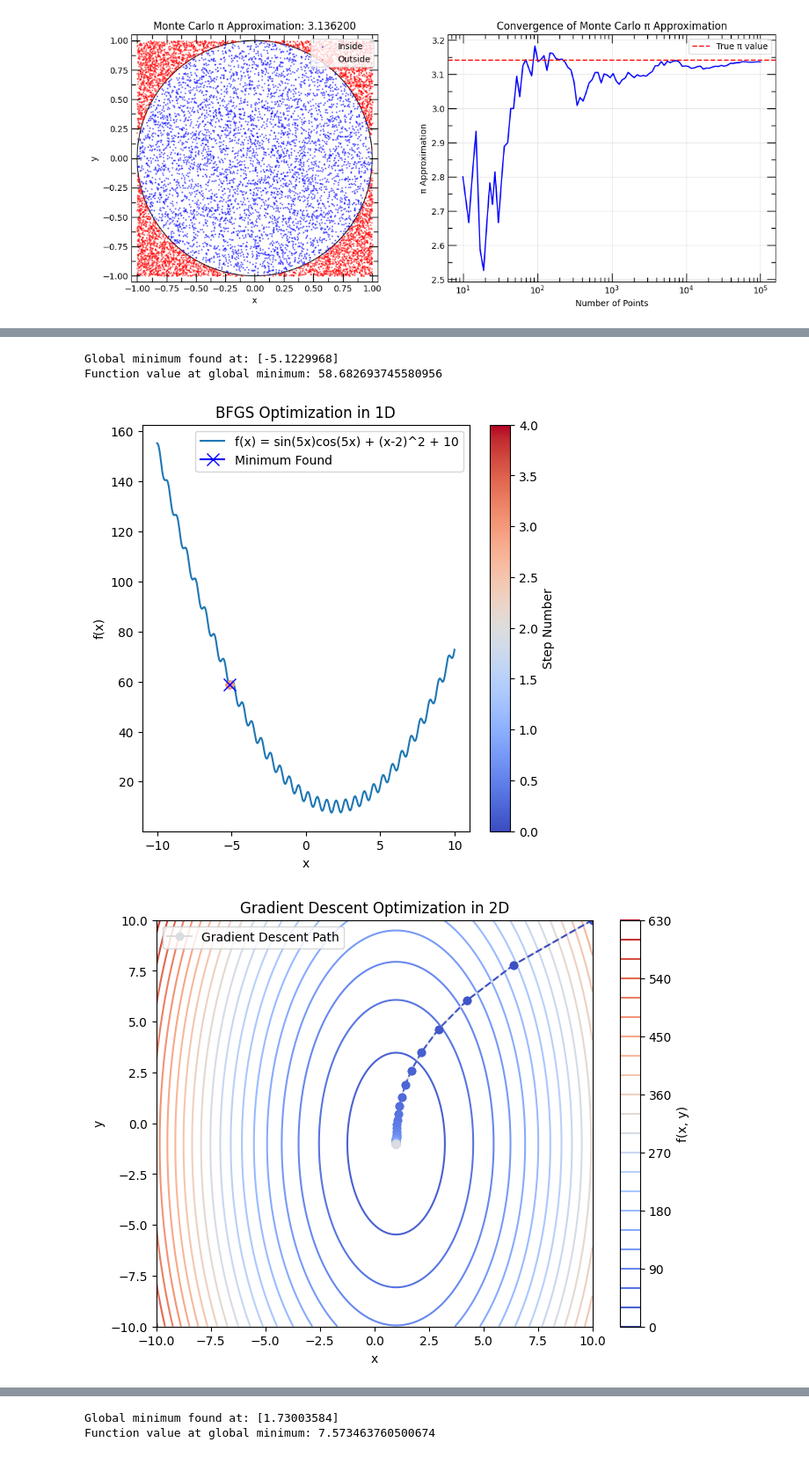
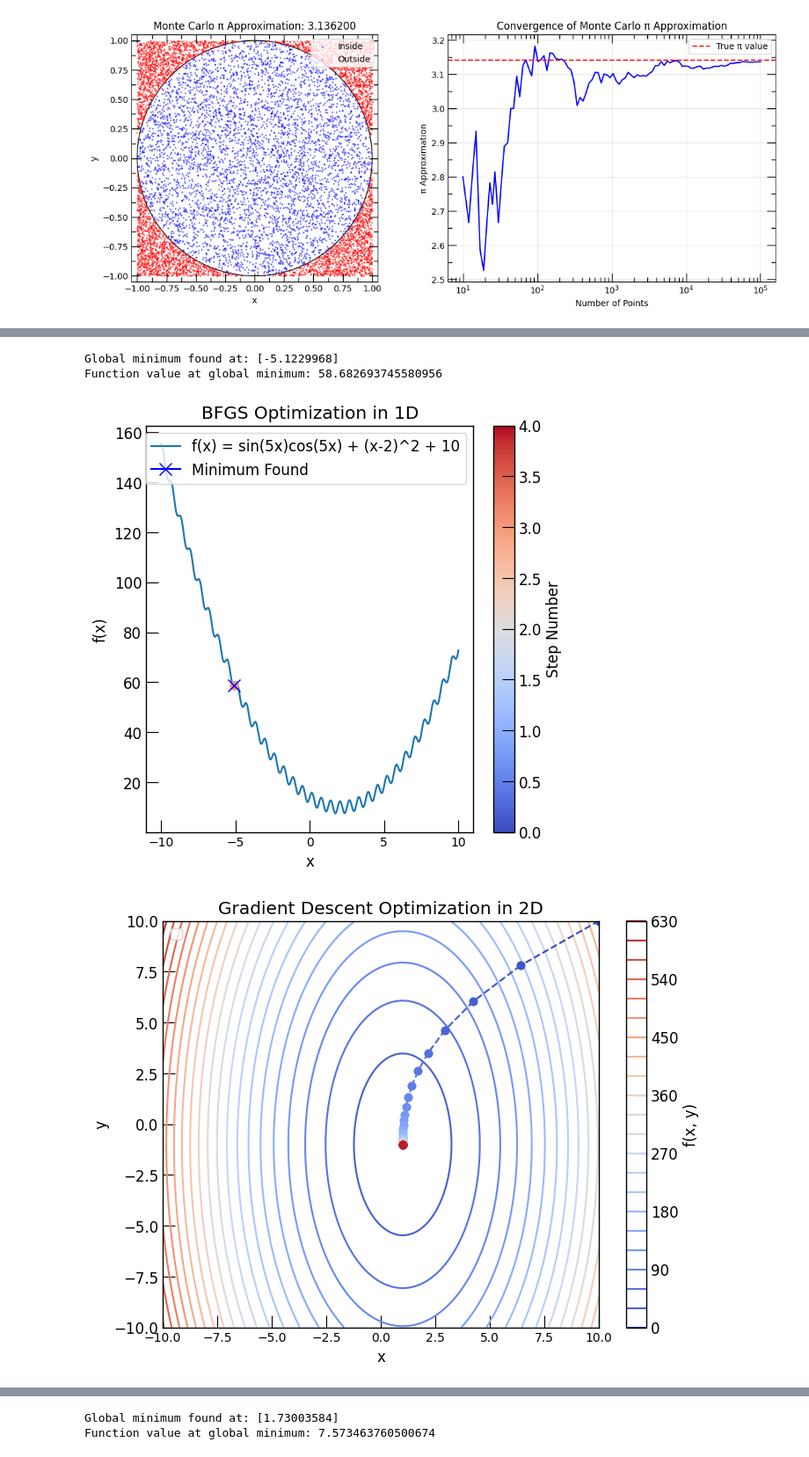
Before and after one commit to deng-group/MLE4217_5219_book, a Jupyter notebook: figures/original_figs/make_figures.ipynb, the cells around one changed output, grey strips where cells are left out. Shown at 88% size. Drawn from its saved outputs; the diff is of its cells as text; code cells hidden in the pictures.

```diff
--- a/figures/original_figs/make_figures.ipynb
+++ b/figures/original_figs/make_figures.ipynb
@@ -286,7 +286,19 @@ Error: 0.005392653589793017
 import numpy as np
 import matplotlib.pyplot as plt
 from matplotlib.colors import Normalize
+import matplotlib as mpl
 
+mpl.rcParams['font.size'] = 12
+mpl.rcParams['axes.linewidth'] = 1.0
+mpl.rcParams['xtick.major.size'] = 10
+mpl.rcParams['xtick.minor.size'] = 5
+mpl.rcParams['ytick.major.size'] = 10
+mpl.rcParams['ytick.minor.size'] = 5
+mpl.rcParams['xtick.direction'] = 'in'
+mpl.rcParams['ytick.direction'] = 'in'
+mpl.rcParams['xtick.labelsize'] = 10
+mpl.rcParams['pdf.fonttype'] = 42
+mpl.rcParams['ps.fonttype'] = 42
 # Define the function to minimize (e.g., a simple quadratic function)
 def f(x):
     return x**2 + 4*x + 4
@@ -387,7 +399,7 @@ plt.show()
 # %% [output]
 Global minimum found at: [-5.1229968]
 Function value at global minimum: 58.682693745580956
-[figure, old version]
+[figure, new version]
 # %%
 # Define the 2D function to minimize (e.g., a more complex function with a single minimum)
 def f_2d(x, y):
@@ -404,35 +416,39 @@ learning_rate = 0.1
 n_iterations = 50
 x_start = np.array([10, 10])
 
 # Perform gradient descent
 x_values_2d = [x_start]
 for _ in range(n_iterations):
     x_new = x_values_2d[-1] - learning_rate * grad_f_2d(x_values_2d[-1][0], x_values_2d[-1][1])
     x_values_2d.append(x_new)
 
 # Convert list to numpy array for easier indexing
 x_values_2d = np.array(x_values_2d)
 
 # Generate x and y values for plotting the function
 x_plot = np.linspace(-10, 10, 400)
 y_plot = np.linspace(-10, 10, 400)
 X, Y = np.meshgrid(x_plot, y_plot)
 Z = f_2d(X, Y)
 
+# Generate a colormap to show the sequence of points in the trajectory
+norm = Normalize(vmin=0, vmax=len(x_values_2d) - 1)
+colors = plt.cm.coolwarm(norm(range(len(x_values_2d))))
+
 # Plot the function and the gradient descent trajectory
 plt.figure(figsize=(8, 6))
 contour = plt.contour(X, Y, Z, levels=20, cmap='coolwarm')
 plt.colorbar(contour, label='f(x, y)')
-plt.plot(x_values_2d[:, 0], x_values_2d[:, 1], marker='o', color=colors[i], label='Gradient Descent Path')
+# plt.plot(x_values_2d[:, 0], x_values_2d[:, 1], marker='o', color=colors[i], label='Gradient Descent Path')
 for i in range(len(x_values_2d) - 1):
     plt.plot(x_values_2d[i:i+2, 0], x_values_2d[i:i+2, 1], color=colors[i], marker='o', ls='--')
 plt.xlabel('x')
 plt.ylabel('y')
 plt.title('Gradient Descent Optimization in 2D')
 plt.legend()
 plt.show()
 # %% [output]
-[figure, old version]
+[figure, new version]
 # %%
 import numpy as np
 
```
Also changed, not shown: parts of 5 cells of this notebook.
